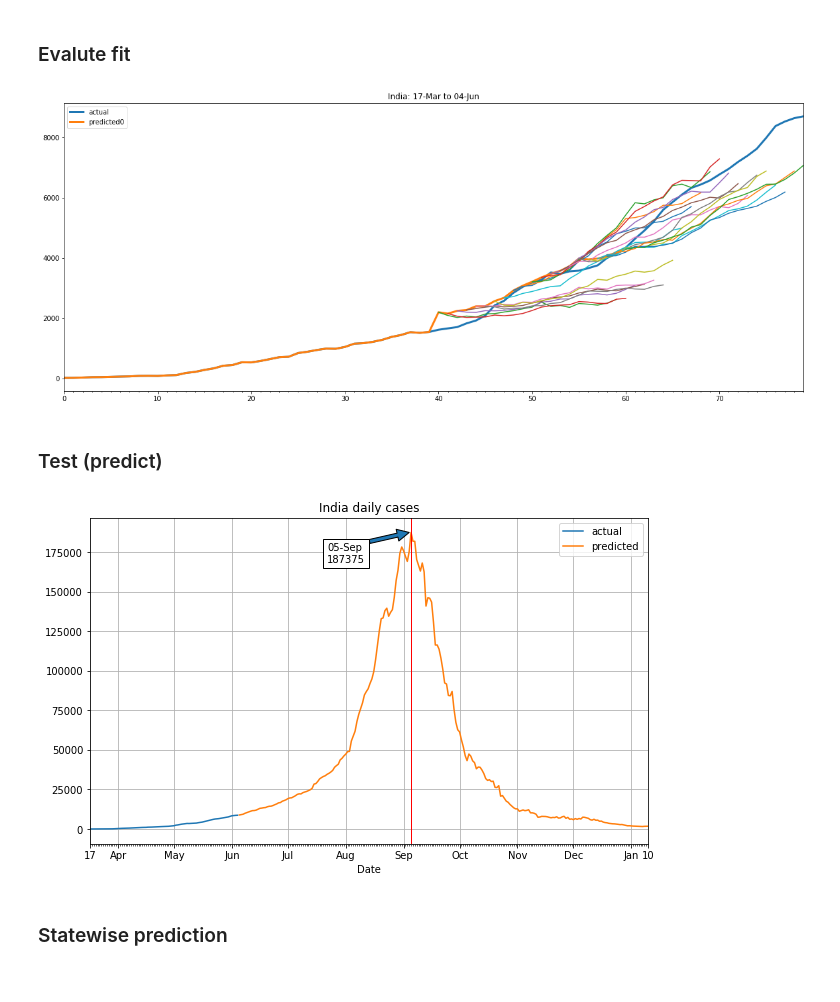
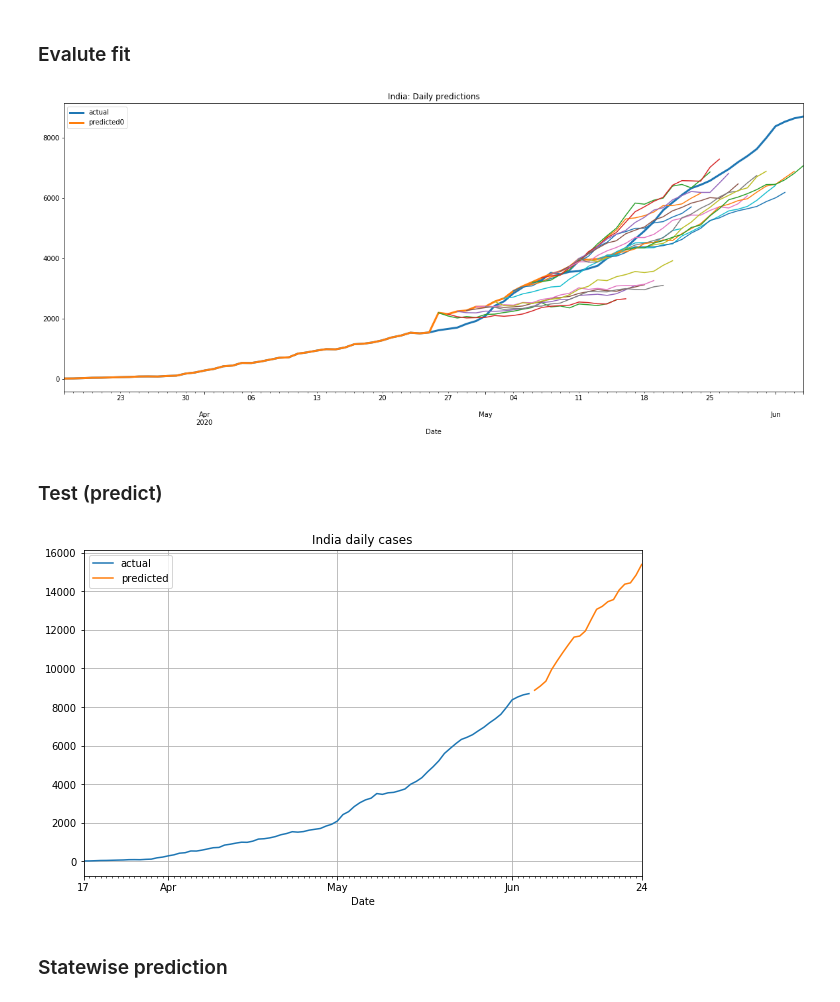
Before and after one commit to VICS-CORE/stats, a Jupyter notebook: 11_YudistirNet.ipynb, the cells around one changed output. Cells and saved outputs as stored; diff of their text form; code cells hidden in the pictures.

```diff
--- a/11_YudistirNet.ipynb
+++ b/11_YudistirNet.ipynb
@@ -142,7 +146,7 @@ def gen_dataset():
     pop_countries = ['China', 'United States', 'Indonesia', 'Pakistan', 'Brazil', 'Bangladesh', 'Russia', 'Mexico']
 
     c = 0
-    for country in pop_countries:
+    for country in countries:
         if country in ['World', 'International', 'India']: # Countries to be skipped
             continue
         country_df = df.loc[df.location == country]
@@ -321,42 +332,47 @@ for i in range(len(test_data) - IP_SEQ_LEN - OP_SEQ_LEN + 1):
         out_vals.extend(ip.view(IP_SEQ_LEN).cpu().numpy() * pop_fct)
     all_preds.append(pred.view(OP_SEQ_LEN).cpu().numpy() * pop_fct)
     pred_vals.append(pred.view(OP_SEQ_LEN).cpu().numpy()[0] * pop_fct)
     out_vals.append(op.view(OP_SEQ_LEN).cpu().numpy()[0] * pop_fct)
 
 # last N-1 values
 out_vals.extend(op.view(OP_SEQ_LEN).cpu().numpy()[1:] * pop_fct)
 pred_vals.extend(([np.NaN] * OP_SEQ_LEN)[1:]) # pad with NaN
 
 cmp_df = pd.DataFrame({
     'actual': out_vals,
     'predicted0': pred_vals
 })
 
 # plot primary lines
 start_date = df.loc[(df.location==c) & (df.total_cases>=100)]['date'].iloc[0]
 end_date = start_date + dt.timedelta(days=cmp_df.index[-1])
+cmp_df['Date'] = pd.Series([start_date + dt.timedelta(days=i) for i in range(len(cmp_df))])
 ax = cmp_df.plot(
+    x='Date',
     figsize=(20,8),
     lw=3,
-    title=c + ': ' + start_date.strftime("%d-%b") + ' to ' + end_date.strftime("%d-%b")
+    title=c + ': Daily predictions'
 )
-mn_l = MultipleLocator(base=1)
+mn_l = DayLocator()
 ax.xaxis.set_minor_locator(mn_l)
+mj_l = AutoDateLocator()
+mj_f = ConciseDateFormatter(mj_l, show_offset=False)
+ax.xaxis.set_major_formatter(mj_f)
 
 # plot noodles
 i=IP_SEQ_LEN
 for pred in all_preds:
     cmp_df['predicted_cases'] = np.NaN
     cmp_df.loc[i:i+OP_SEQ_LEN-1, 'predicted_cases'] = pred
-    cmp_df.plot(y='predicted_cases', ax=ax, legend=False)
+    cmp_df.plot(x='Date', y='predicted_cases', ax=ax, legend=False)
     i+=1
 # %% [output]
-[figure, old version]
+[figure, new version]
 # %% [markdown]
 ### Test (predict)
 # %%
 c = "India"
-n_days = 220
+n_days = 20
 
 pop_fct = df.loc[df.location==c, 'population'].iloc[0] / 1000
 test_data = np.array(df.loc[(df.location==c) & (df.total_cases>=100), 'new_cases'].rolling(7, center=True, min_periods=1).mean() / pop_fct, dtype=np.float32)
@@ -379,7 +395,7 @@ orig_df = pd.DataFrame({
 fut_df = pd.DataFrame({
     'predicted': out_data * pop_fct
 })
-# print(fut_df.to_csv(sep='|'))
+# print(fut_df['predicted'].astype('int').to_csv(sep='|', index=False))
 orig_df = orig_df.append(fut_df, ignore_index=True, sort=False)
 orig_df['total'] = (orig_df['actual'].fillna(0) + orig_df['predicted'].fillna(0)).cumsum()
 
@@ -400,20 +416,20 @@ ax.xaxis.set_major_formatter(mj_f)
 # print(orig_df.tail())
 
 # arrow
-peakx = 172
-peak = orig_df.iloc[peakx]
-peak_desc = peak['Date'].strftime("%d-%b") + "\n" + str(int(peak['predicted']))
-_ = ax.annotate(
-    peak_desc,
-    xy=(peak['Date'] - dt.timedelta(days=1), peak['predicted']),
-    xytext=(peak['Date'] - dt.timedelta(days=45), peak['predicted'] * .9),
-    arrowprops={},
-    bbox={'facecolor':'white'}
-)
+# peakx = 172
+# peak = orig_df.iloc[peakx]
+# peak_desc = peak['Date'].strftime("%d-%b") + "\n" + str(int(peak['predicted']))
+# _ = ax.annotate(
+#     peak_desc,
+#     xy=(peak['Date'] - dt.timedelta(days=1), peak['predicted']),
+#     xytext=(peak['Date'] - dt.timedelta(days=45), peak['predicted'] * .9),
+#     arrowprops={},
+#     bbox={'facecolor':'white'}
+# )
 
-_ = ax.axvline(x=peak['Date'], linewidth=1, color='r')
+# _ = ax.axvline(x=peak['Date'], linewidth=1, color='r')
 # %% [output]
-[figure, old version]
+[figure, new version]
 # %% [markdown]
 ### Statewise prediction
 # %%
```
Also changed, not shown: parts of 6 cells of this notebook.
